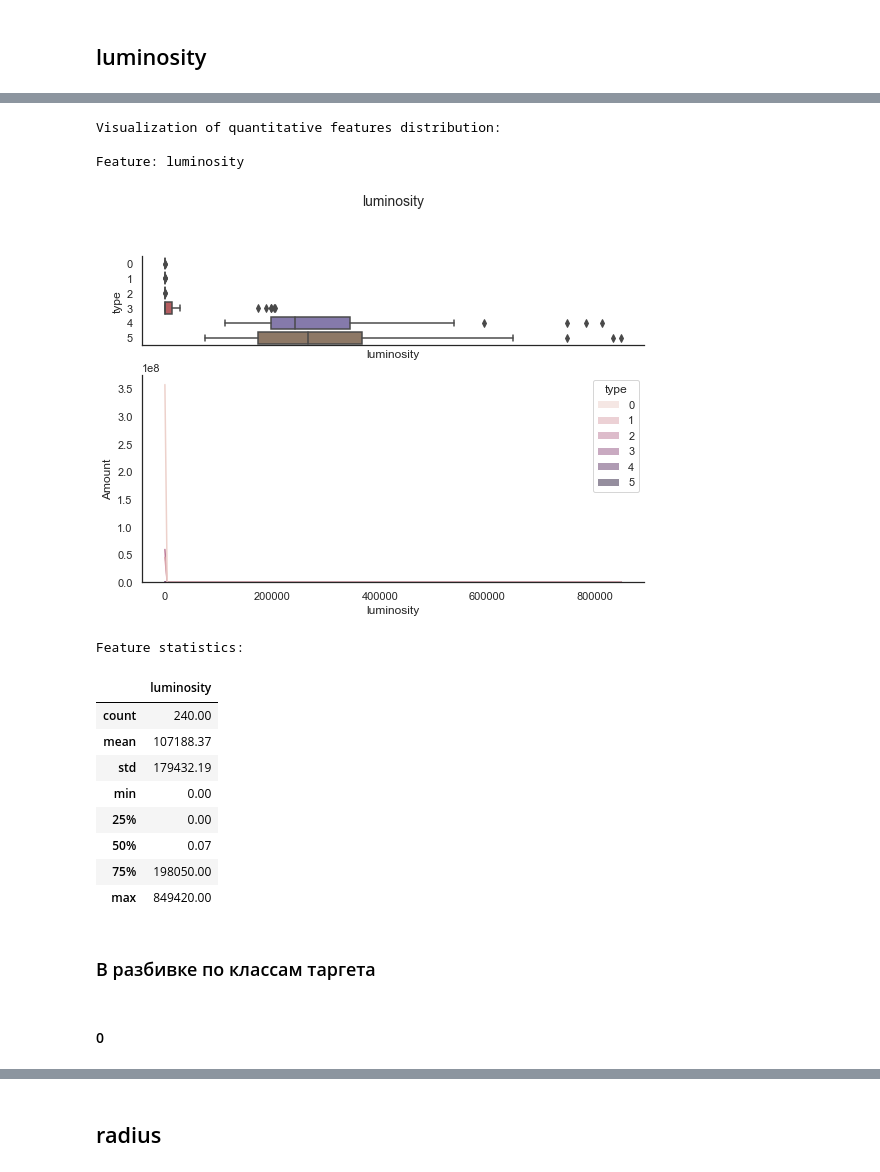
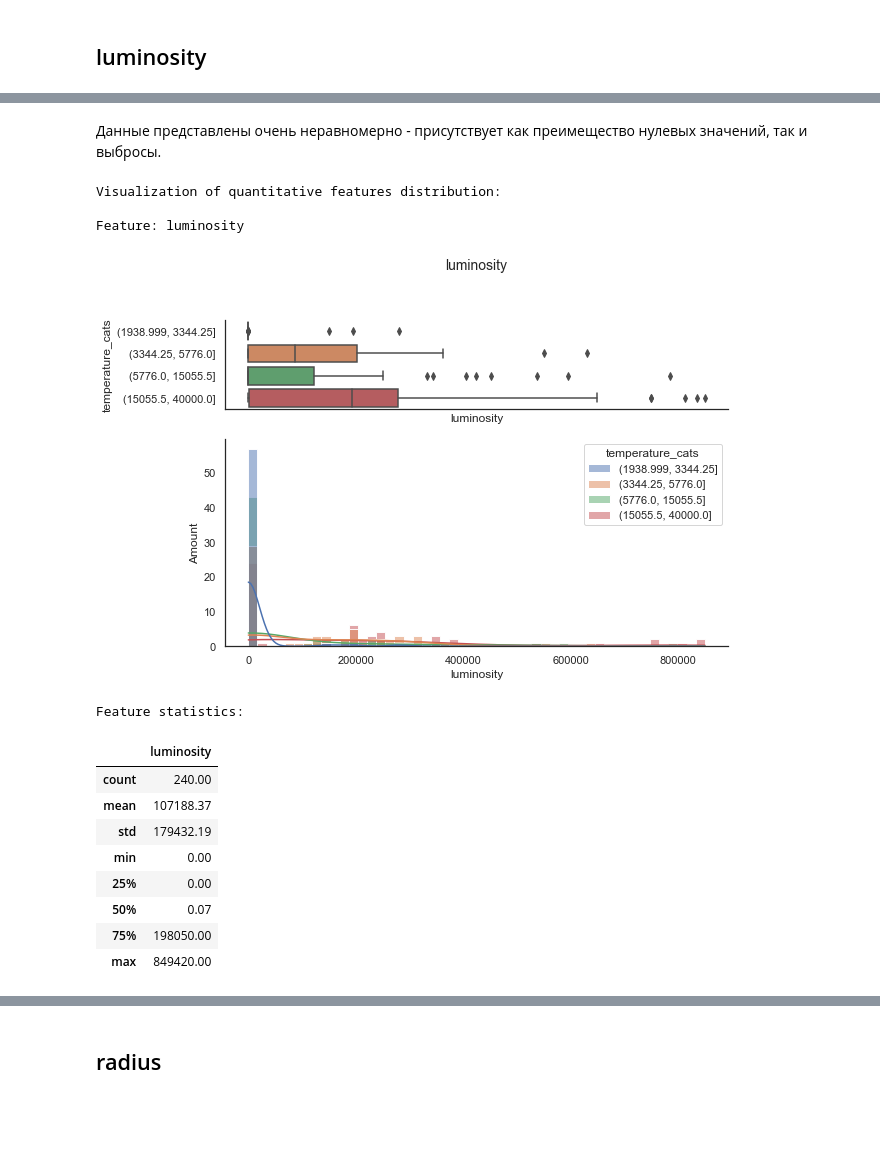
Before and after one commit to AdamCage/star_temperature_prediction_with_pytorch, a Jupyter notebook: star_temperature_prediction.ipynb, the cells around one changed output, grey strips where cells are left out. Drawn from its saved outputs; the diff is of its cells as text; code cells hidden in the pictures; blank space fills up the shorter version.

```diff
--- a/star_temperature_prediction.ipynb
+++ b/star_temperature_prediction.ipynb
@@ -713,0 +658,3 @@ Feature statistics:
+# %%
+data["temperature_cats"] = pd.qcut(data["temperature"], 4)
+data["temperature_cats"].unique()
@@ -716,11 +684,13 @@ Feature statistics:
+# %% [markdown]
+Данные представлены очень неравномерно - присутствует как преимещество нулевых значений, так и выбросы.
 # %%
-create_visualization(data=data[["luminosity", "type"]], dtype="scalars",
-                     target="type", is_cat_target=True, figsize=(9, 6))
+create_visualization(data=data[["luminosity", "temperature_cats"]], dtype="scalars",
+                     target="temperature_cats", is_cat_target=True, figsize=(9, 6))
 # %% [output]
 Visualization of quantitative features distribution:
 
 Feature: luminosity
-[figure, old version]
+[figure, new version]
 Feature statistics:
 |  | luminosity |
 | count | 240.00 |
@@ -731,7 +701,3 @@ Feature statistics:
 | 50% | 0.07 |
 | 75% | 198050.00 |
 | max | 849420.00 |
-# %% [markdown]
-### В разбивке по классам таргета
-# %% [markdown]
-#### 0
```
Also changed, not shown: parts of 144 cells of this notebook, 4 other files.
